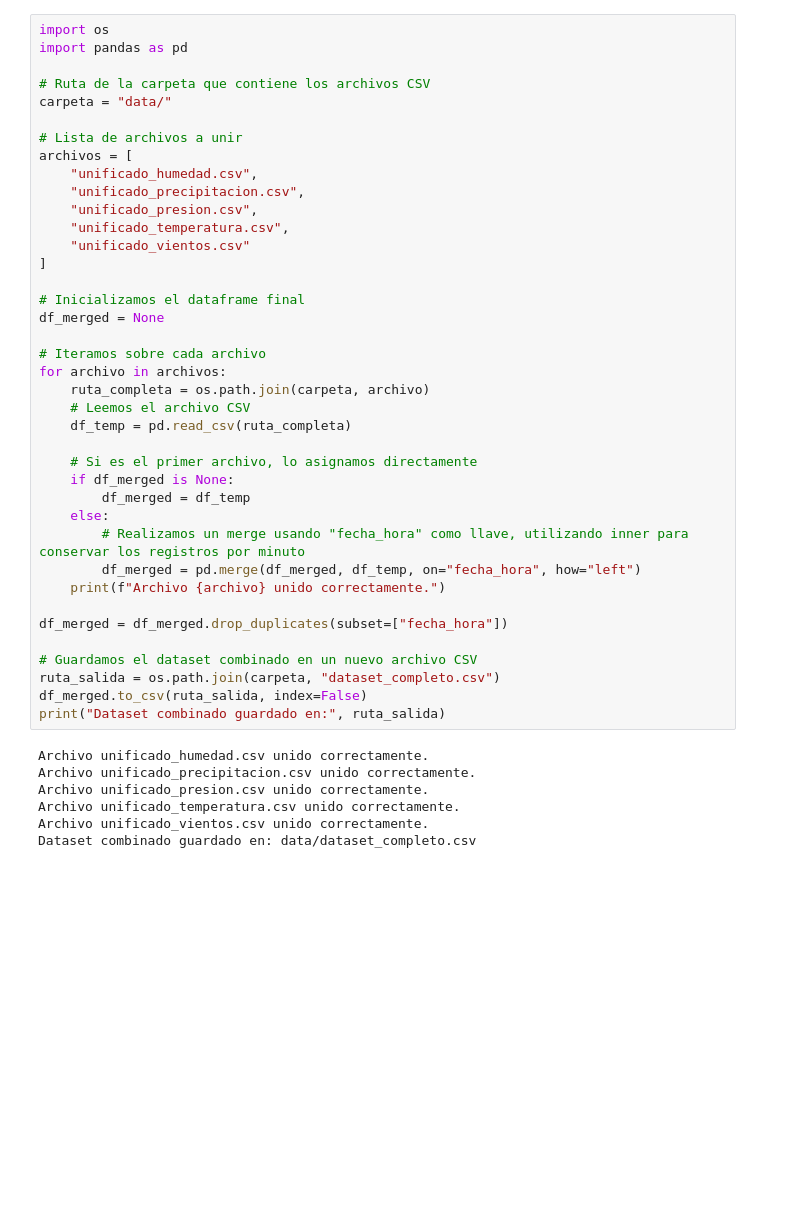
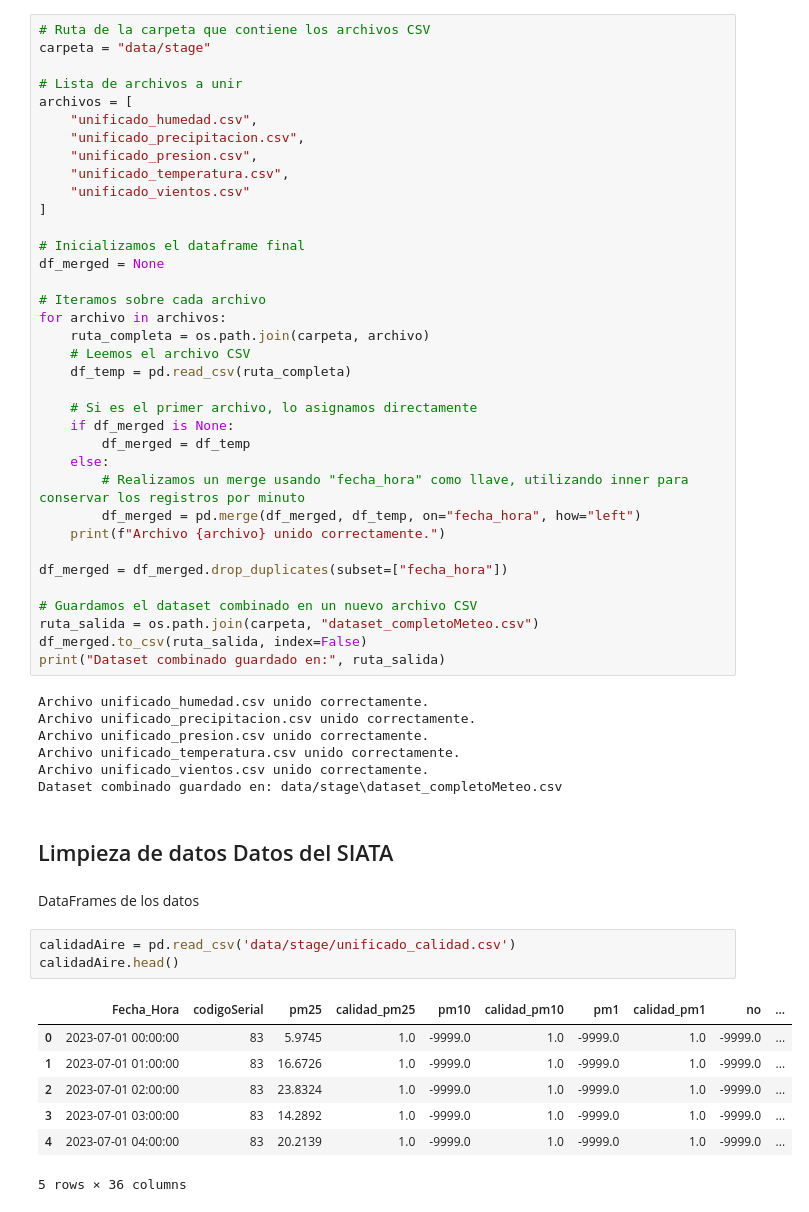
Before and after one commit to kennethLeonel/Proyecto-Grado, a Jupyter notebook: preprocesamiento.ipynb, the cells around one changed output. Cells and saved outputs as stored; diff of their text form; blank space fills up the shorter version.

```diff
--- a/preprocesamiento.ipynb
+++ b/preprocesamiento.ipynb
@@ -132,9 +149,6 @@ Archivo: unificado_vientos.csv - Se renombró 'Calidad' a 'calidad_vientos'
 # %%
-import os
-import pandas as pd
-
 # Ruta de la carpeta que contiene los archivos CSV
-carpeta = "data/"
+carpeta = "data/stage"
 
 # Lista de archivos a unir
 archivos = [
@@ -165,7 +179,7 @@ for archivo in archivos:
 df_merged = df_merged.drop_duplicates(subset=["fecha_hora"])
 
 # Guardamos el dataset combinado en un nuevo archivo CSV
-ruta_salida = os.path.join(carpeta, "dataset_completo.csv")
+ruta_salida = os.path.join(carpeta, "dataset_completoMeteo.csv")
 df_merged.to_csv(ruta_salida, index=False)
 print("Dataset combinado guardado en:", ruta_salida)
 # %% [output]
@@ -174,4 +188,19 @@ Archivo unificado_precipitacion.csv unido correctamente.
 Archivo unificado_presion.csv unido correctamente.
 Archivo unificado_temperatura.csv unido correctamente.
 Archivo unificado_vientos.csv unido correctamente.
-Dataset combinado guardado en: data/dataset_completo.csv
+Dataset combinado guardado en: data/stage\dataset_completoMeteo.csv
+# %% [markdown]
+## Limpieza de datos Datos del SIATA
+# %% [markdown]
+DataFrames de los datos
+# %%
+calidadAire = pd.read_csv('data/stage/unificado_calidad.csv')
+calidadAire.head()
+# %% [output]
+|  | Fecha_Hora | codigoSerial | pm25 | calidad_pm25 | pm10 | calidad_pm10 | pm1 | calidad_pm1 | no | ... |
+| 0 | 2023-07-01 00:00:00 | 83 | 5.9745 | 1.0 | -9999.0 | 1.0 | -9999.0 | 1.0 | -9999.0 | ... |
+| 1 | 2023-07-01 01:00:00 | 83 | 16.6726 | 1.0 | -9999.0 | 1.0 | -9999.0 | 1.0 | -9999.0 | ... |
+| 2 | 2023-07-01 02:00:00 | 83 | 23.8324 | 1.0 | -9999.0 | 1.0 | -9999.0 | 1.0 | -9999.0 | ... |
+| 3 | 2023-07-01 03:00:00 | 83 | 14.2892 | 1.0 | -9999.0 | 1.0 | -9999.0 | 1.0 | -9999.0 | ... |
+| 4 | 2023-07-01 04:00:00 | 83 | 20.2139 | 1.0 | -9999.0 | 1.0 | -9999.0 | 1.0 | -9999.0 | ... |
+5 rows × 36 columns
```
Also changed, not shown: parts of 55 cells of this notebook, 11 other files.
